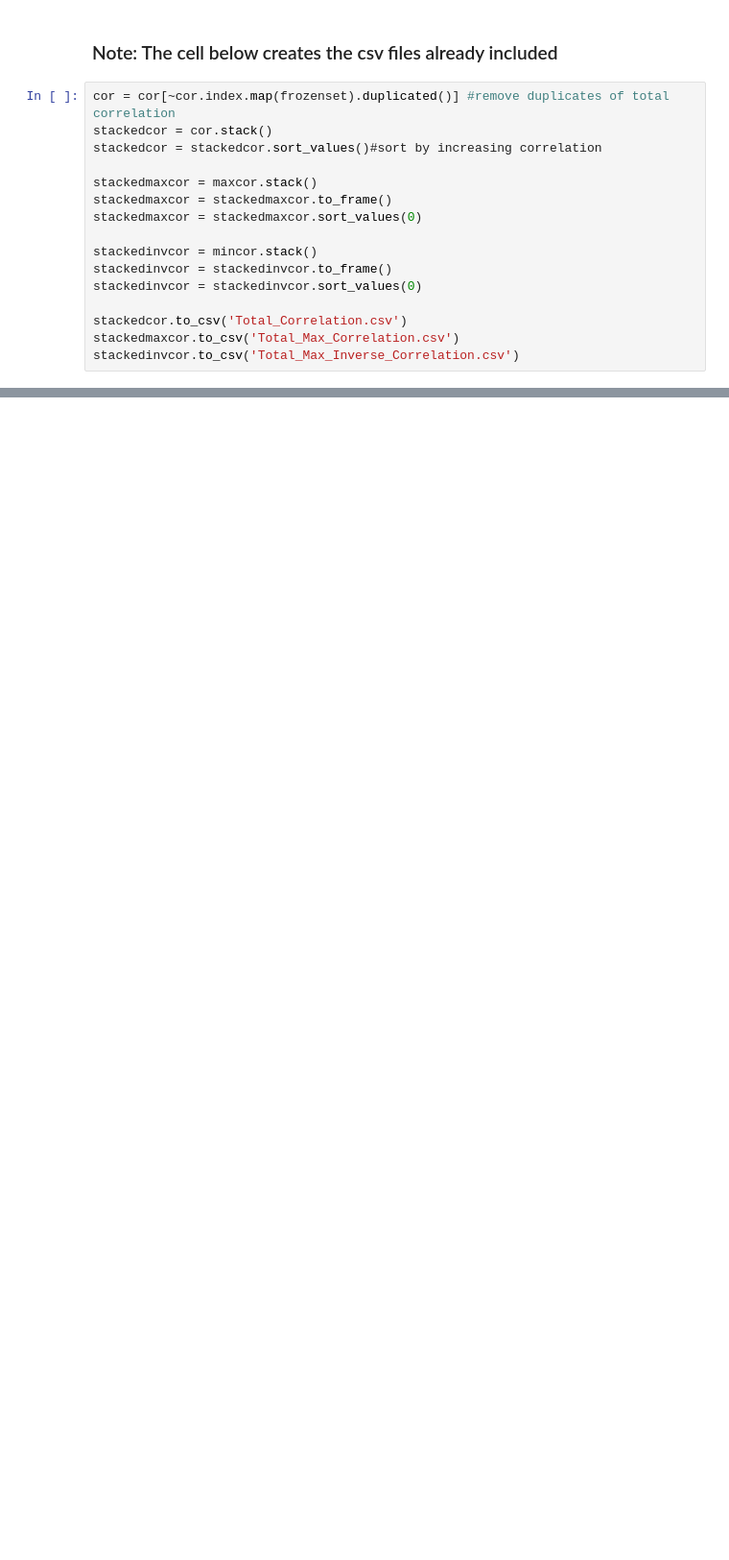
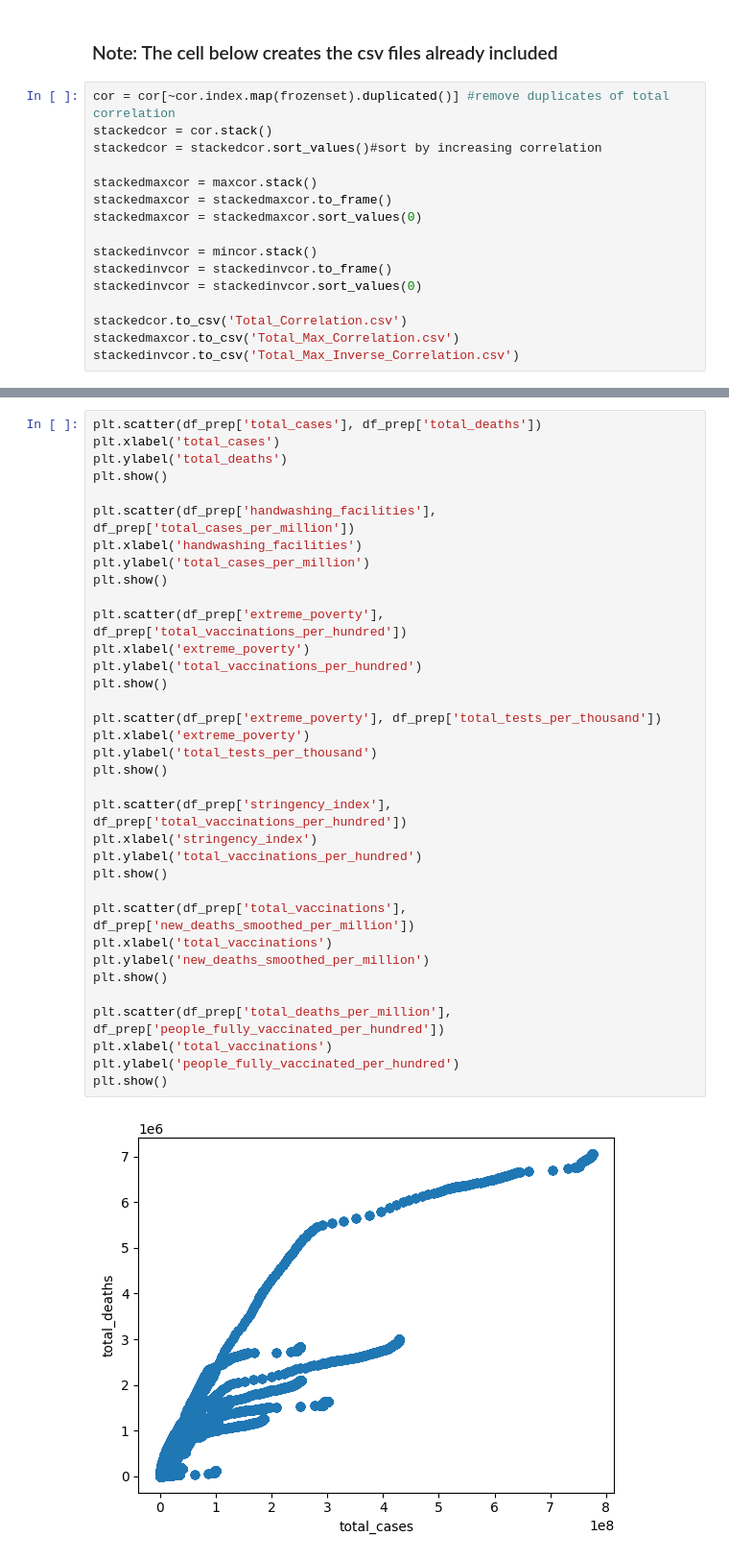
Before and after one commit to mjchav/3337COVID, a Jupyter notebook: groupproj.ipynb, the cells around one changed output, grey strips where cells are left out. Shown: that part at 96% size. Cells and saved outputs as stored; diff of their text form; blank space fills up the shorter version.

Commit message:
Added Readme, added plot generation cell

```diff
--- a/groupproj.ipynb
+++ b/groupproj.ipynb
@@ -200,0 +204,37 @@ stackedinvcor.to_csv('Total_Max_Inverse_Correlation.csv')
+# %%
+plt.scatter(df_prep['total_cases'], df_prep['total_deaths'])
+plt.xlabel('total_cases')
+plt.ylabel('total_deaths')
+plt.show()
+
+plt.scatter(df_prep['handwashing_facilities'], df_prep['total_cases_per_million'])
+plt.xlabel('handwashing_facilities')
+plt.ylabel('total_cases_per_million')
+plt.show()
+
+plt.scatter(df_prep['extreme_poverty'], df_prep['total_vaccinations_per_hundred'])
+plt.xlabel('extreme_poverty')
+plt.ylabel('total_vaccinations_per_hundred')
+plt.show()
+
+plt.scatter(df_prep['extreme_poverty'], df_prep['total_tests_per_thousand'])
+plt.xlabel('extreme_poverty')
+plt.ylabel('total_tests_per_thousand')
+plt.show()
+
+plt.scatter(df_prep['stringency_index'], df_prep['total_vaccinations_per_hundred'])
+plt.xlabel('stringency_index')
+plt.ylabel('total_vaccinations_per_hundred')
+plt.show()
+
+plt.scatter(df_prep['total_vaccinations'], df_prep['new_deaths_smoothed_per_million'])
+plt.xlabel('total_vaccinations')
+plt.ylabel('new_deaths_smoothed_per_million')
+plt.show()
+
+plt.scatter(df_prep['total_deaths_per_million'], df_prep['people_fully_vaccinated_per_hundred'])
+plt.xlabel('total_vaccinations')
+plt.ylabel('people_fully_vaccinated_per_hundred')
+plt.show()
+# %% [output]
+[figure, added]
```
Also changed, not shown: parts of 3 cells of this notebook, 2 other files.
